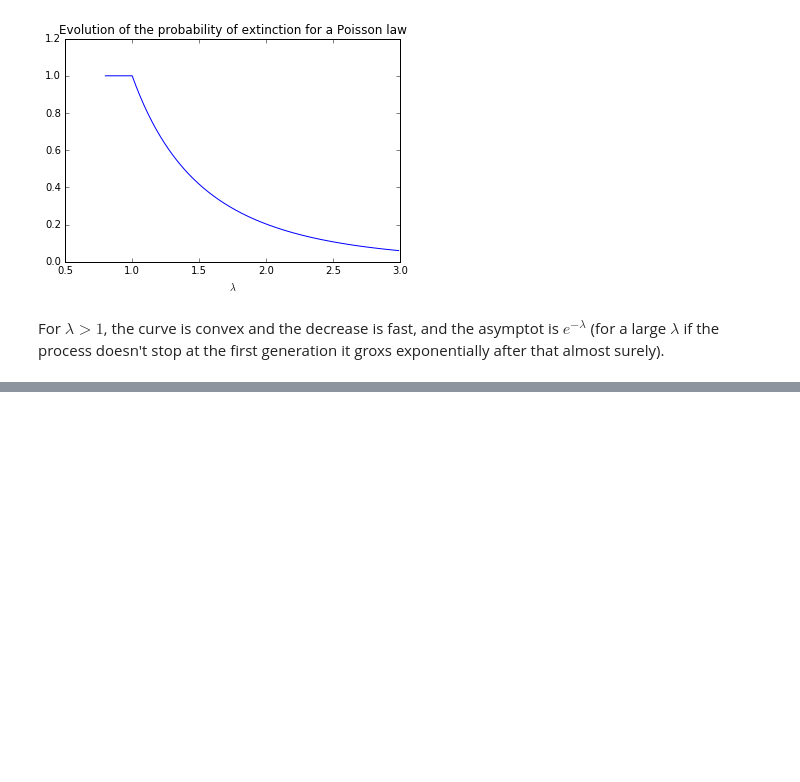
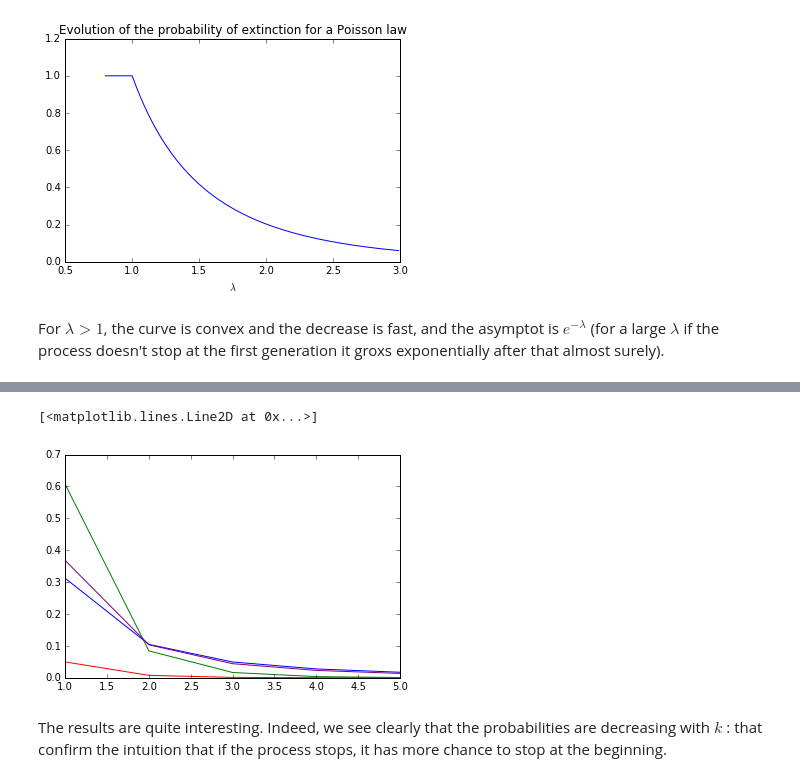
Before and after one commit to DBaudry/Galton-Watson, a Jupyter notebook: Galton_Watson_process.ipynb, the cells around one changed output, grey strips where cells are left out. Cells and saved outputs as stored; diff of their text form; code cells hidden in the pictures; blank space fills up the shorter version.

```diff
--- a/Galton_Watson_process.ipynb
+++ b/Galton_Watson_process.ipynb
@@ -409,0 +447,10 @@ For $\lambda>1$, the curve is convex and the decrease is fast, and the asymptot
+# %%
+plt.plot(Xabs[0:5],Ext_t_INSEE[0:5], color='blue')
+plt.plot(Xabs[0:5],Ext_t_0[0:5], color='green')
+plt.plot(Xabs[0:5],Ext_t_1[0:5], color='purple')
+plt.plot(Xabs[0:5],Ext_t_2[0:5], color='red')
+# %% [output]
+[<matplotlib.lines.Line2D at 0x...>]
+[figure, added]
+# %% [markdown]
+The results are quite interesting. Indeed, we see clearly that the probabilities are decreasing with $k$ : that confirm the intuition that if the process stops, it has more chance to stop at the beginning.
```
Also changed, not shown: parts of 15 cells of this notebook.
